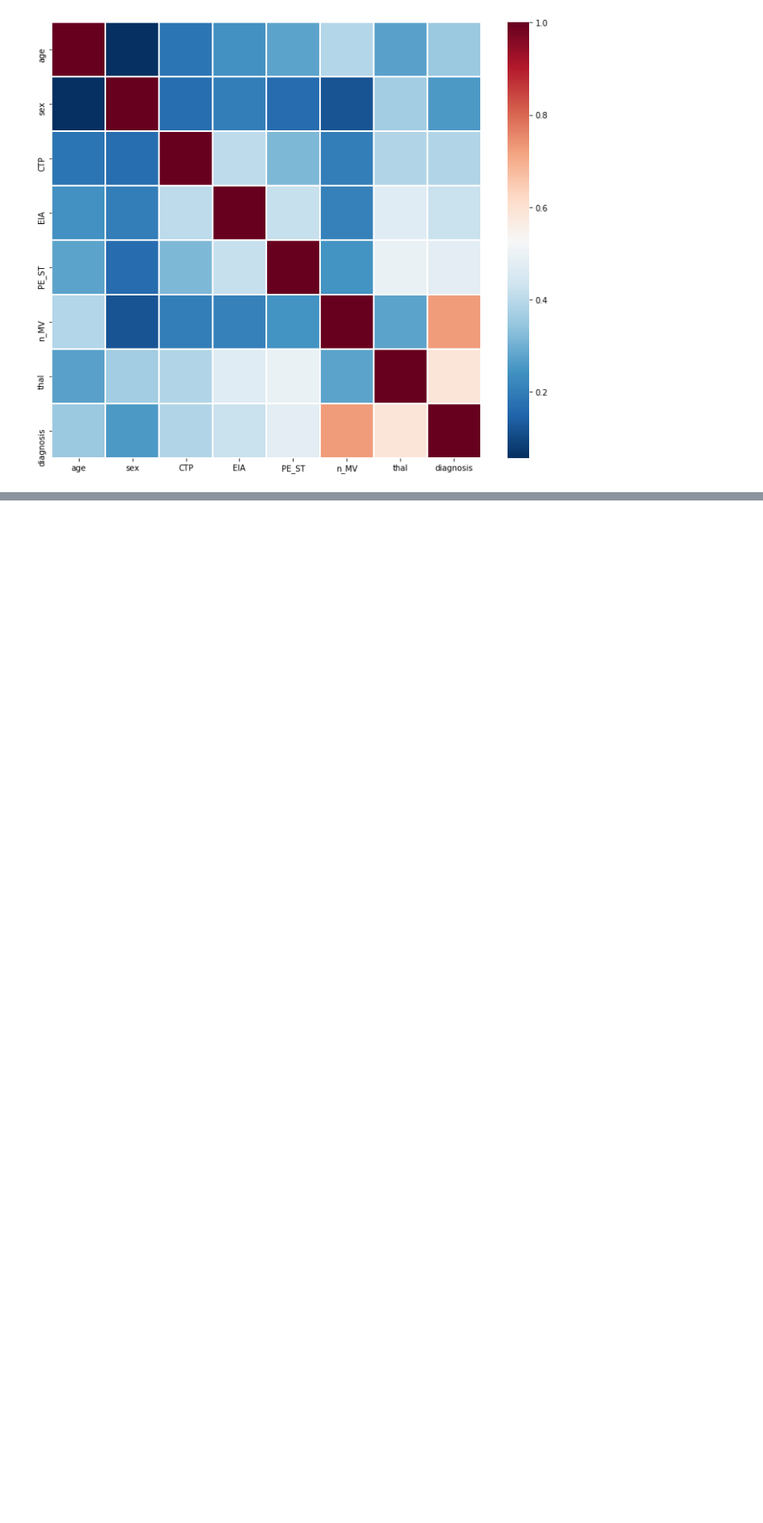
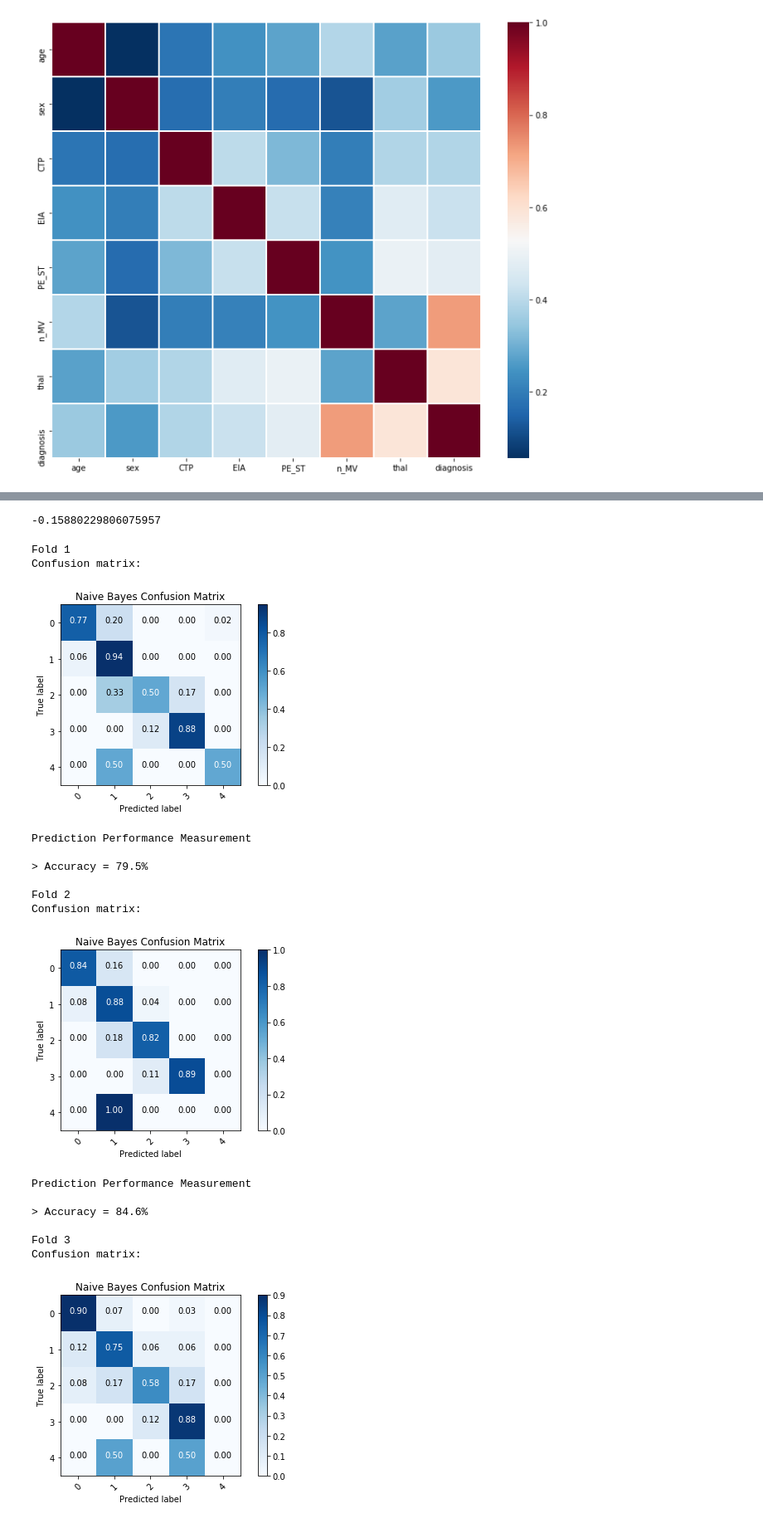
Before and after one commit to AgeMagi/Tubes2-AI, a Jupyter notebook: 13516079.ipynb, the cells around one changed output, grey strips where cells are left out. Shown at 83% size. Cells and saved outputs as stored; diff of their text form; code cells hidden in the pictures; blank space fills up the shorter version.

```diff
--- a/13516079.ipynb
+++ b/13516079.ipynb
@@ -713,0 +708,11 @@ Confusion matrix:
+# %%
+ctp = pd.get_dummies(train_dataset['CTP'])
+ctp['ctp2'] = ctp[2]
+ctp['ctp4'] = ctp[4]
+ctp['ctp1'] = ctp[1]
+ctp['ctp3'] = ctp[3]
+del ctp[1]
+del ctp[3]
+del ctp[2]
+del ctp[4]
+train_dataset = pd.concat([train_dataset, ctp], axis=1)
@@ -713,0 +755,5 @@ Confusion matrix:
+# %%
+# Hitung Korelasi CTP
+train_dataset['ctp3'].corr(train_dataset['diagnosis'])
+# %% [output]
+-0.15880229806075957
@@ -713,0 +765,50 @@ Confusion matrix:
+# %%
+target = train_dataset['diagnosis'].copy()
+del train_dataset['diagnosis']
+train_dataset = pd.concat([train_dataset, target], axis=1)
+# %%
+X, y = train_dataset.values[:, 0:7], train_dataset.values[:, 7]
+kf = KFold(n_splits=10, shuffle=True)
+gnb = GaussianNB()
+i = 1
+sum = 0
+for train_index, test_index in kf.split(X):
+    X_train, X_test = X[train_index], X[test_index]
+    y_train, y_test = y[train_index], y[test_index]
+    gnb = gnb.fit(X_train, y_train)
+    y_pred = gnb.predict(X_test)
+    print('Fold ' + str(i))
+    print('Confusion matrix:')
+    NB_confusion_matrix = confusion_matrix(y_test, y_pred, labels=[0, 1, 2, 3, 4])
+    plot_confusion_matrix(NB_confusion_matrix, classes=[0,1,2,3,4], normalize=True,title='Naive Bayes Confusion Matrix')
+    plt.show()
+    print()
+    correct_predictions = NB_confusion_matrix[0][0] + NB_confusion_matrix[1][1] + NB_confusion_matrix[2][2] + NB_confusion_matrix[3][3] + NB_confusion_matrix[4][4]
+    predicted_instances = len(y_pred)
+    true_positive = NB_confusion_matrix[0][0]
+    accuracy = float(correct_predictions) / float(predicted_instances)
+    print("Prediction Performance Measurement")
+    print("")
+    print("> Accuracy = " + str('%.3g'%(accuracy * 100)) + "%")
+    print("")
+    sum += accuracy
+    i+=1
+print('Akurasi rata-rata:', str(sum/10))
+# %% [output]
+Fold 1
+Confusion matrix:
+[figure, added]
+Prediction Performance Measurement
+
+> Accuracy = 79.5%
+
+Fold 2
+Confusion matrix:
+[figure, added]
+Prediction Performance Measurement
+
+> Accuracy = 84.6%
+
+Fold 3
+Confusion matrix:
+[figure, added]
```
Also changed, not shown: parts of 37 cells of this notebook, 1 other file.
